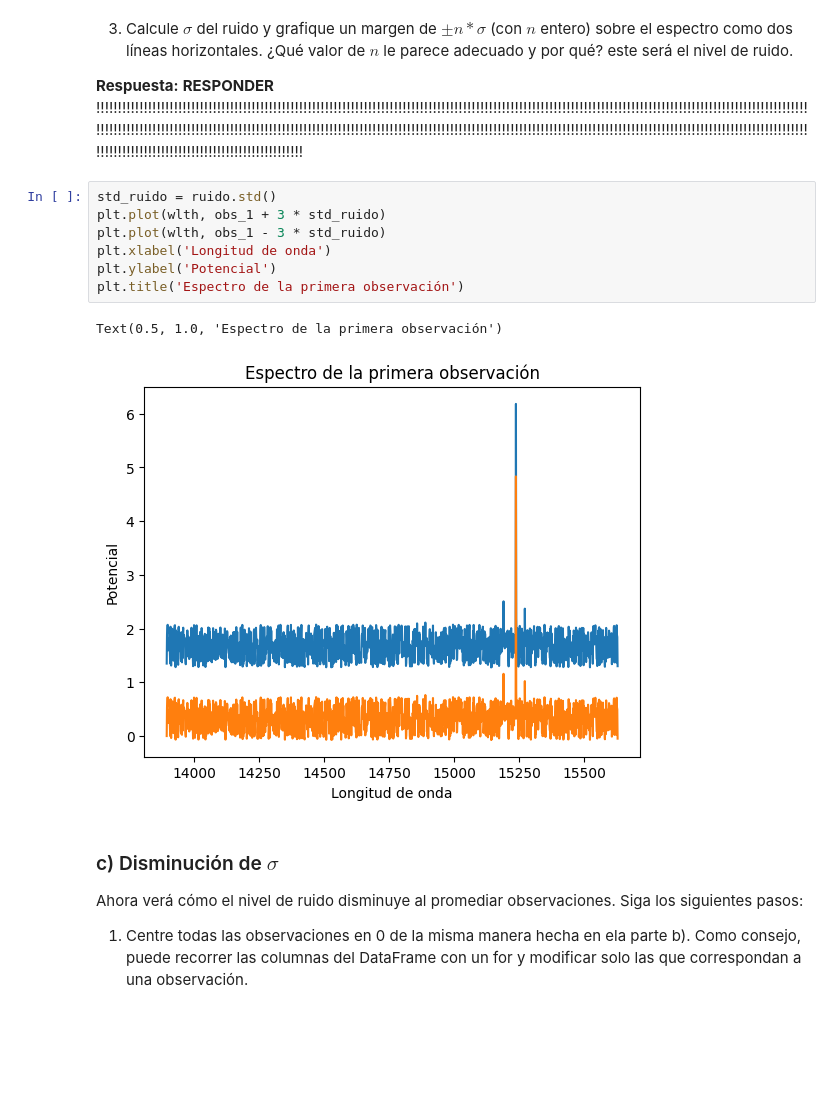
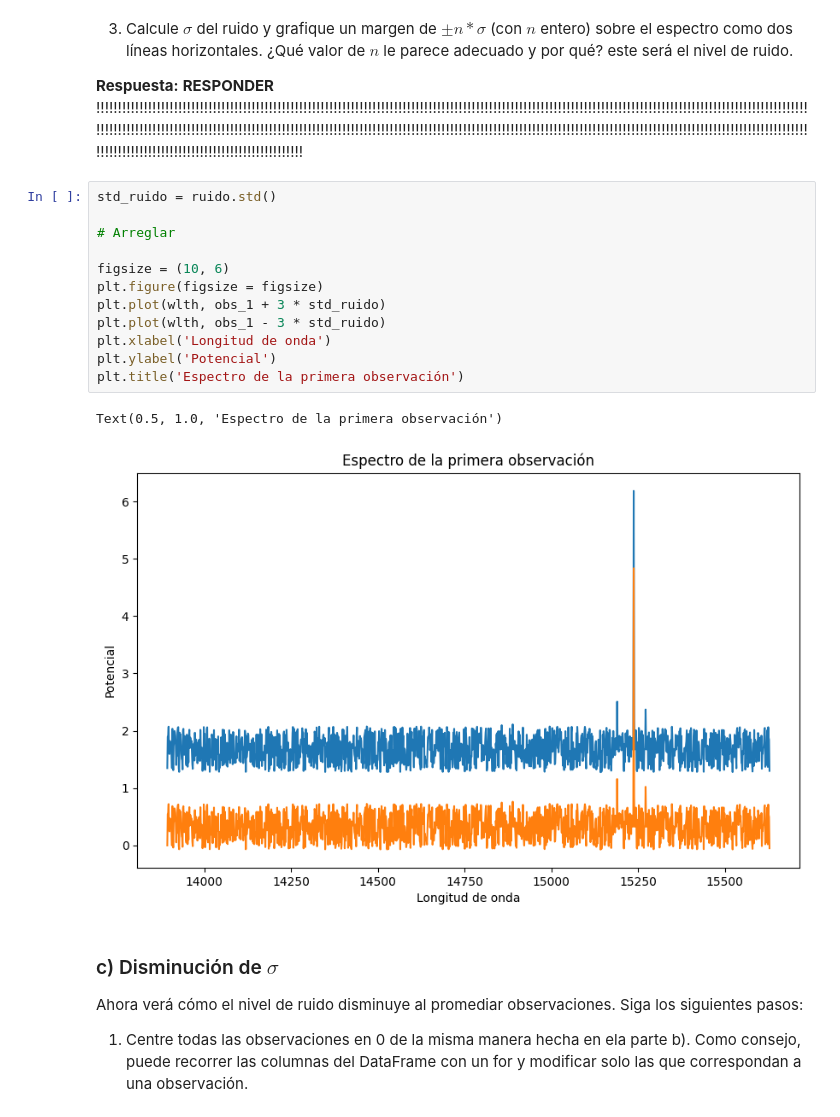
Before and after one commit to carlos-riquelme-c/Tarea-2, a Jupyter notebook: Tarea2.ipynb, the cells around one changed output. Drawn from its saved outputs; the diff is of its cells as text; blank space fills up the shorter version.

```diff
--- a/Tarea2.ipynb
+++ b/Tarea2.ipynb
@@ -311,14 +336,19 @@ plt.show()
 **Respuesta:** **RESPONDER** !!!!!!!!!!!!!!!!!!!!!!!!!!!!!!!!!!!!!!!!!!!!!!!!!!!!!!!!!!!!!!!!!!!!!!!!!!!!!!!!!!!!!!!!!!!!!!!!!!!!!!!!!!!!!!!!!!!!!!!!!!!!!!!!!!!!!!!!!!!!!!!!!!!!!!!!!!!!!!!!!!!!!!!!!!!!!!!!!!!!!!!!!!!!!!!!!!!!!!!!!!!!!!!!!!!!!!!!!!!!!!!!!!!!!!!!!!!!!!!!!!!!!!!!!!!!!!!!!!!!!!!!!!!!!!!!!!!!!!!!!!!!!!!!!!!!!!!!!!!!!!!!!!!!!!!!!!!!!!!!!!!!!!!!!!!!!!!!!!!!!!!!!!!!!!!!!!!!!!!!!!!!!!!!!!!!!!!!!!
 # %%
 std_ruido = ruido.std()
+
+# Arreglar
+
+figsize = (10, 6)
+plt.figure(figsize = figsize)
 plt.plot(wlth, obs_1 + 3 * std_ruido)
 plt.plot(wlth, obs_1 - 3 * std_ruido)
 plt.xlabel('Longitud de onda')
 plt.ylabel('Potencial')
 plt.title('Espectro de la primera observación')
 # %% [output]
 Text(0.5, 1.0, 'Espectro de la primera observación')
-[figure, old version]
+[figure, new version]
 # %% [markdown]
 ### c) Disminución de $\sigma$
 
```
Also changed, not shown: parts of 7 cells of this notebook.
